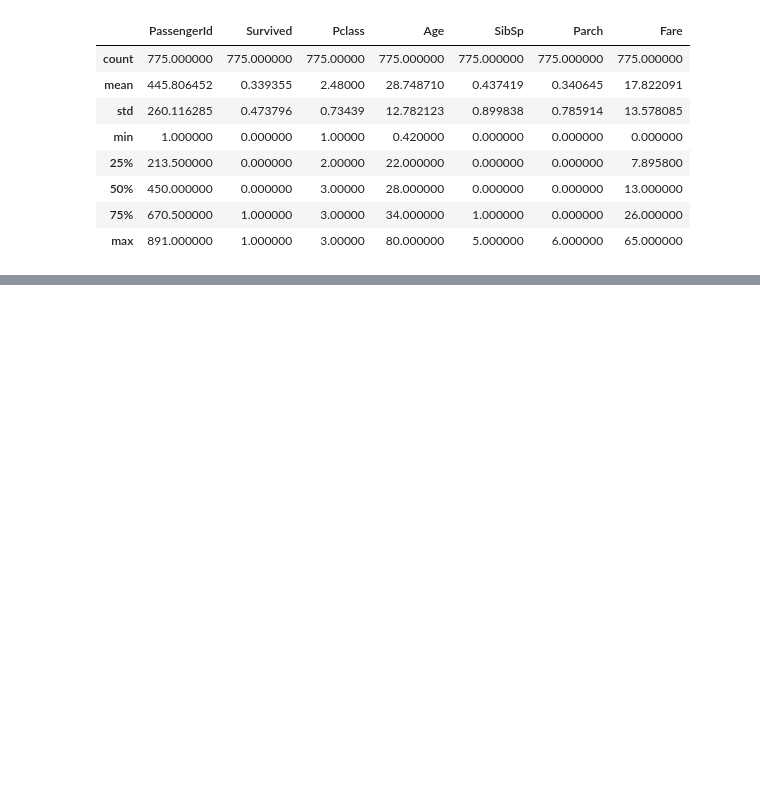
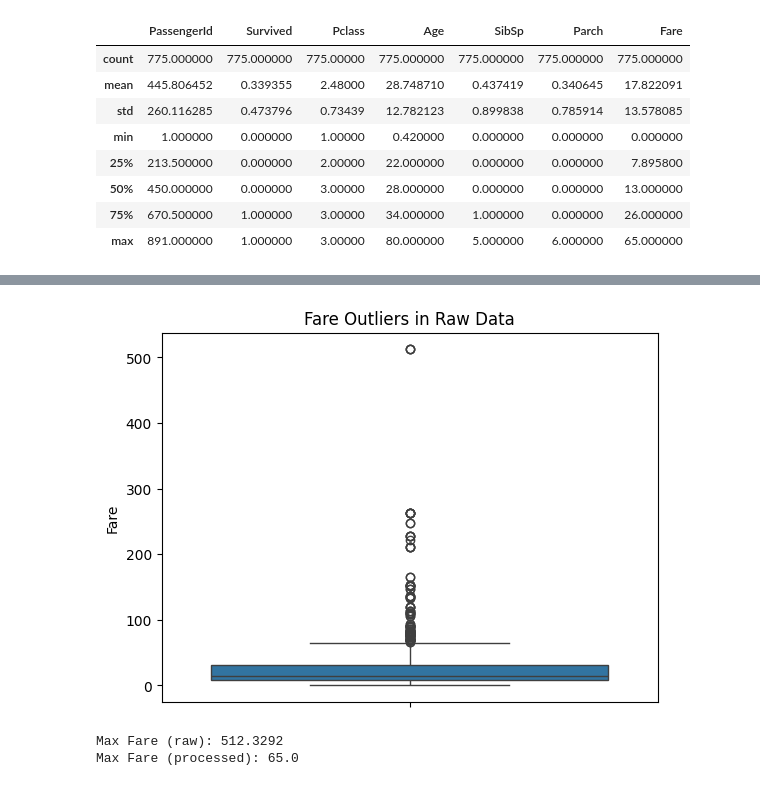
Before and after one commit to saks23jha/Launchpadd, a Jupyter notebook: Week6/src/notebooks/EDA.ipynb, the cells around one changed output, grey strips where cells are left out. Saved outputs shown, nothing was run; the diff lists cells and outputs as text; code cells hidden in the pictures; blank space fills up the shorter version.

```diff
--- a/Week6/src/notebooks/EDA.ipynb
+++ b/Week6/src/notebooks/EDA.ipynb
@@ -90,0 +114,14 @@ df.describe()
+# %%
+raw = pd.read_csv("../data/raw/titanic.csv")
+
+sns.boxplot(y=raw["Fare"])
+plt.title("Fare Outliers in Raw Data")
+plt.show()
+# %% [output]
+[figure, added]
+# %%
+print("Max Fare (raw):", raw["Fare"].max())
+print("Max Fare (processed):", processed["Fare"].max())
+# %% [output]
+Max Fare (raw): 512.3292
+Max Fare (processed): 65.0
```
Also changed, not shown: parts of 3 cells of this notebook, 3 other files.
